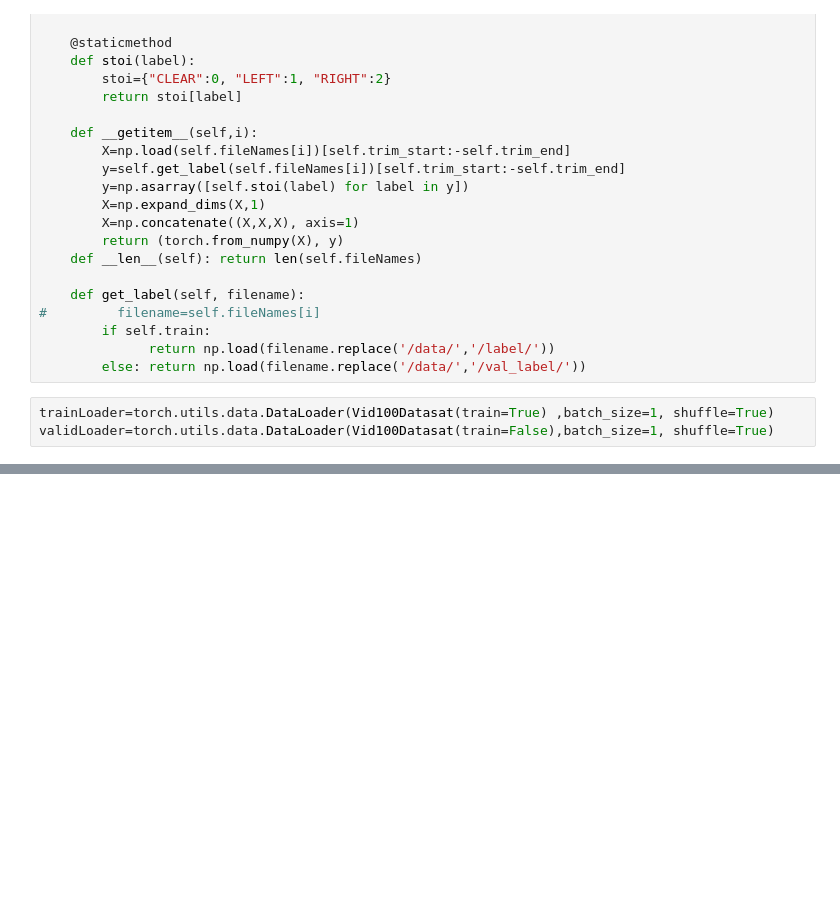
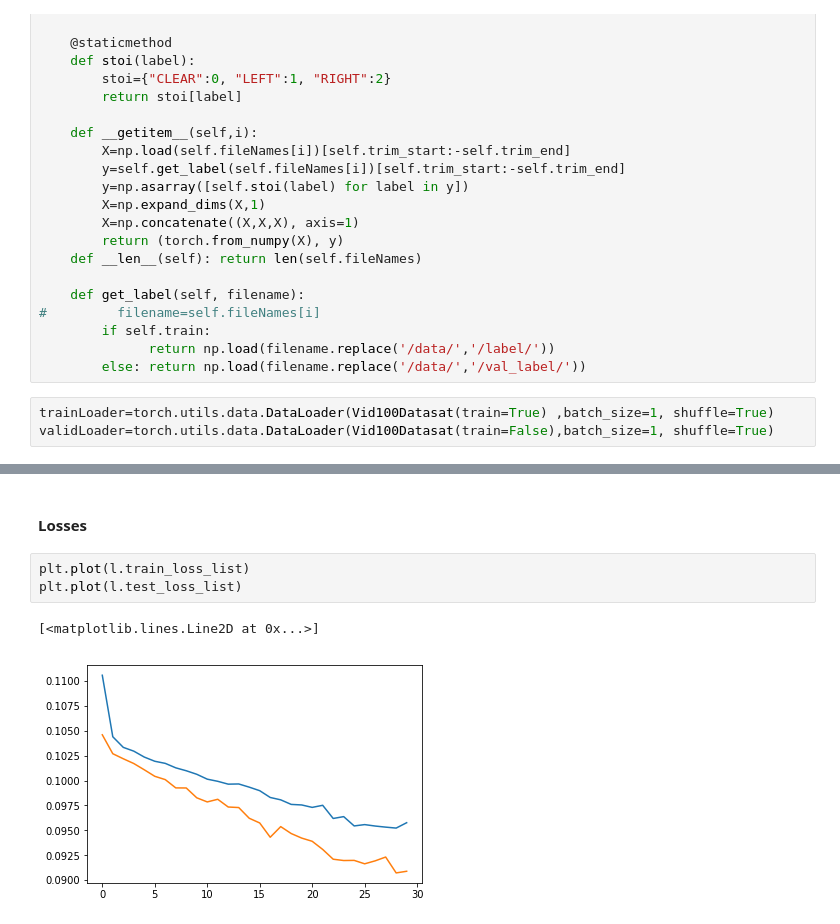
Before and after one commit to dumbPy/SceneR2, a Jupyter notebook: Notebooks/Training_C3D_ConvLSTM.ipynb, the cells around one changed output, grey strips where cells are left out. Drawn from its saved outputs; the diff is of its cells as text; blank space fills up the shorter version.

```diff
--- a/Notebooks/Training_C3D_ConvLSTM.ipynb
+++ b/Notebooks/Training_C3D_ConvLSTM.ipynb
@@ -86,0 +86,8 @@ array([[8132,    0,    0],
+# %% [markdown]
+#### Losses
+# %%
+plt.plot(l.train_loss_list)
+plt.plot(l.test_loss_list)
+# %% [output]
+[<matplotlib.lines.Line2D at 0x...>]
+[figure, added]
```
Also changed, not shown: parts of 15 cells of this notebook.
